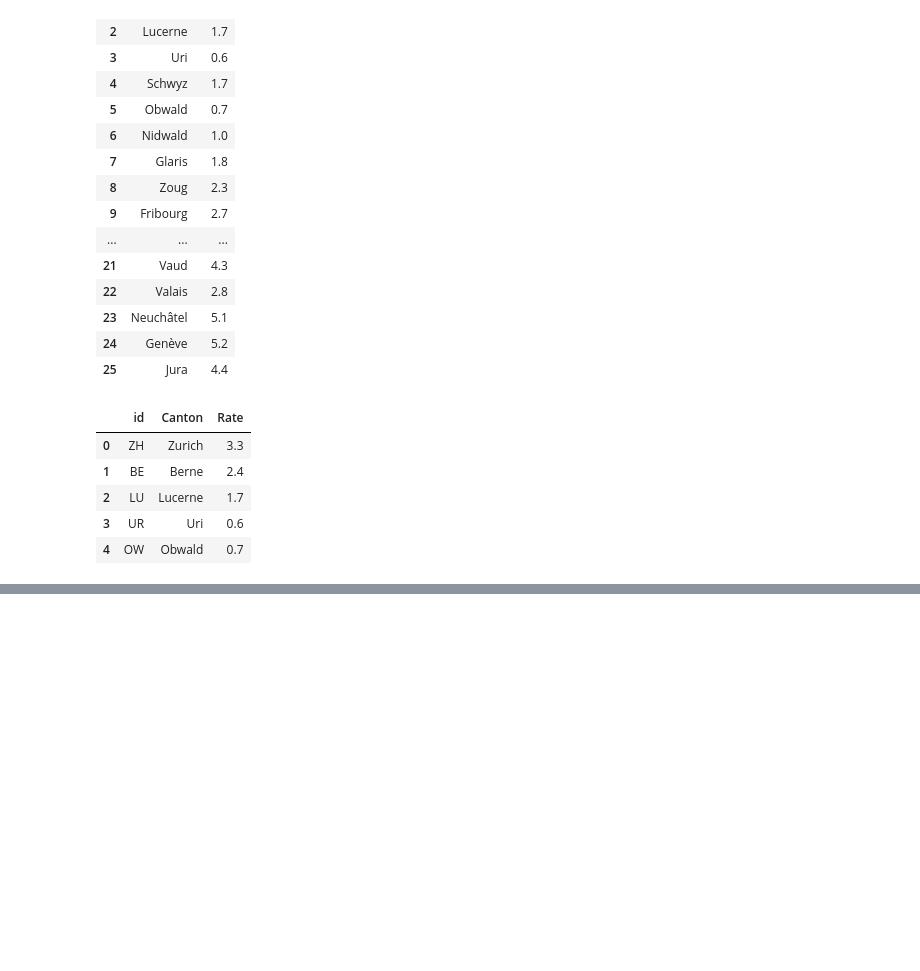
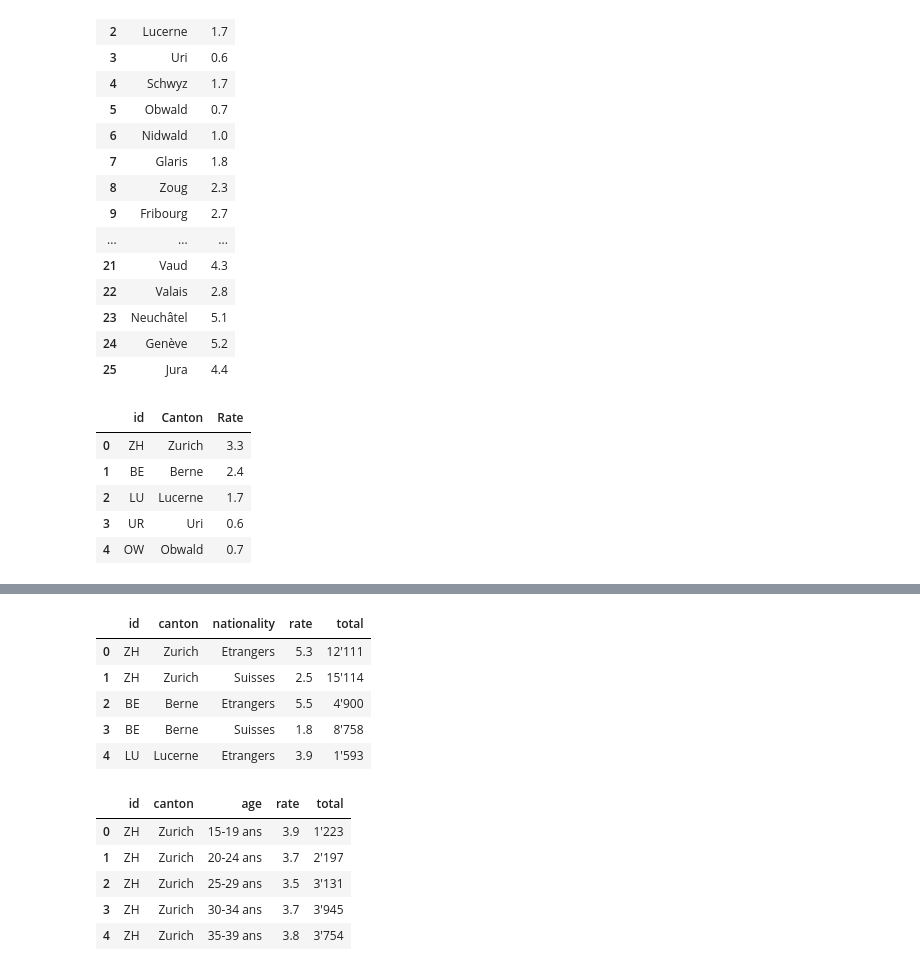
Before and after one commit to vincenzobaz/VBTALL-ADA2017, a Jupyter notebook: Homework 3.ipynb, the cells around one changed output, grey strips where cells are left out. Saved outputs shown, nothing was run; the diff lists cells and outputs as text; code cells hidden in the pictures; blank space fills up the shorter version.

Commit message:
Started question 3

```diff
--- a/Homework 3.ipynb
+++ b/Homework 3.ipynb
@@ -195,0 +240,26 @@ swissmap
+# %%
+# Extract the unemployement rate by age
+un_swiss_age_raw_df = pd.read_csv("Homework3-data/taux_chomage_age.csv",
+                                   encoding = "UTF-16",
+                                   header = 0,
+                                   skiprows=[0],
+                                   usecols=[0,1,3,4],
+                                   #index_col=[0,1],
+                                   names=["canton", "age", "rate", "total"]
+                                   )
+
+print("Without age conversion")
+display(un_swiss_age_raw_df.head(5))
+
+# Change age convention so it is clearer
+age_convention_map_dict = {}
+for start in range(15,61,5):
+    if start == 60:
+        age_convention_map_dict["60 ans et plus"] = "60+"
+    else:
+        key = "{}-{} ans".format(start, start+4)
+        value = "{}-{}".format(start, start+4)
+        age_convention_map_dict[key] = value
+un_swiss_age_raw_df["age"] = un_swiss_age_raw_df["age"].map(age_convention_map_dict)
+print("After age conversion")
+un_swiss_age_raw_df.head(5)
@@ -195,0 +294,22 @@ swissmap
+# %%
+# add canton id to both dataframes and properly organize the columns
+un_swiss_foreign_id_df = pd.merge(un_swiss_foreign_raw_df, cantons_ids, on="canton")
+un_swiss_foreign_id_df = un_swiss_foreign_id_df[["id", "canton", "nationality", "rate", "total"]]
+display(un_swiss_foreign_id_df.head(5))
+
+un_swiss_age_id_df = pd.merge(un_swiss_age_raw_df, cantons_ids, on="canton")
+un_swiss_age_id_df = un_swiss_age_id_df[["id", "canton", "age", "rate", "total"]]
+display(un_swiss_age_id_df.head(5))
+# %% [output]
+|  | id | canton | nationality | rate | total |
+| 0 | ZH | Zurich | Etrangers | 5.3 | 12'111 |
+| 1 | ZH | Zurich | Suisses | 2.5 | 15'114 |
+| 2 | BE | Berne | Etrangers | 5.5 | 4'900 |
+| 3 | BE | Berne | Suisses | 1.8 | 8'758 |
+| 4 | LU | Lucerne | Etrangers | 3.9 | 1'593 |
+|  | id | canton | age | rate | total |
+| 0 | ZH | Zurich | 15-19 ans | 3.9 | 1'223 |
+| 1 | ZH | Zurich | 20-24 ans | 3.7 | 2'197 |
+| 2 | ZH | Zurich | 25-29 ans | 3.5 | 3'131 |
+| 3 | ZH | Zurich | 30-34 ans | 3.7 | 3'945 |
+| 4 | ZH | Zurich | 35-39 ans | 3.8 | 3'754 |
```
Also changed, not shown: parts of 17 cells of this notebook.
